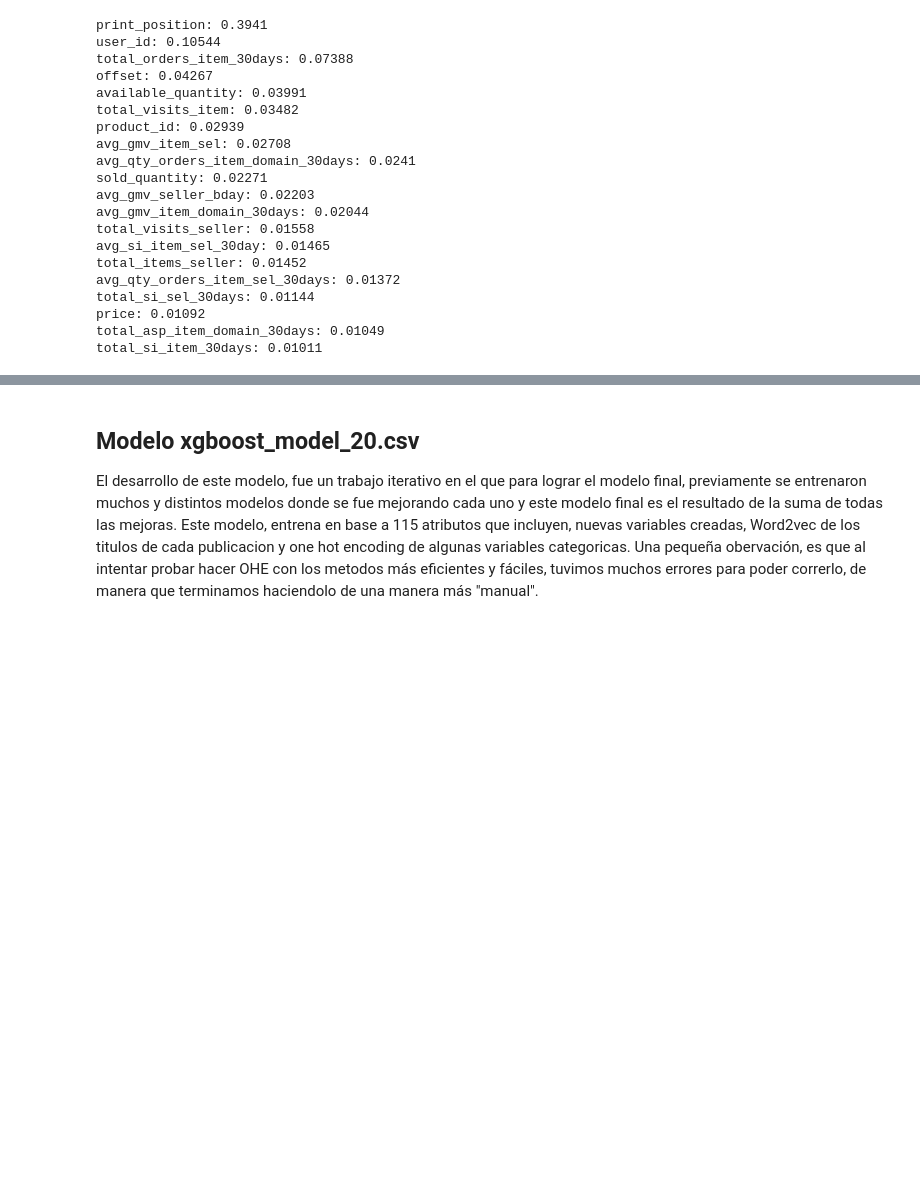
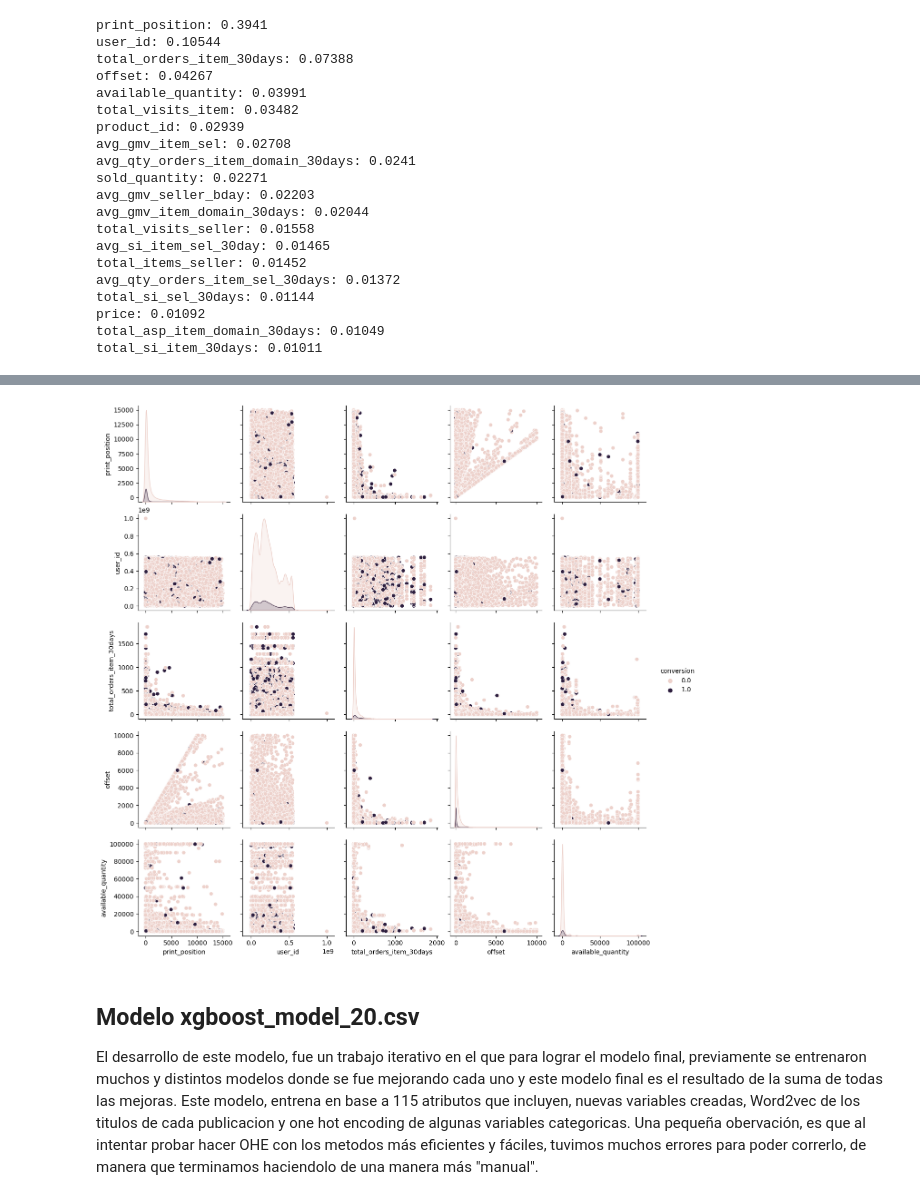
Before and after one commit to FFrusto/TP2_TDVI, a Jupyter notebook: modelo_final.ipynb, the cells around one changed output, grey strips where cells are left out. Drawn from its saved outputs; the diff is of its cells as text; code cells hidden in the pictures; blank space fills up the shorter version.

```diff
--- a/modelo_final.ipynb
+++ b/modelo_final.ipynb
@@ -111,3 +129,23 @@ total_si_item_30days: 0.01011
+# %%
+
+
+# # Crea un mapa de calor para la matriz de correlación de las columnas seleccionadas
+# plt.figure(figsize=(8, 6))
+# sns.heatmap(matriz_correlacion_seleccionada, annot=True, cmap='coolwarm', linewidths=0.5)
+# plt.title('Matriz de Correlación de Columnas Seleccionadas')
+# plt.show()
+
+# Selecciona solo algunos atributos del DataFrame 'data'
+atributos_seleccionados = ['print_position','user_id','total_orders_item_30days','offset','available_quantity', 'conversion']
+data_seleccionada = data[atributos_seleccionados]
+
+# Crea un pair plot directamente desde el DataFrame de pandas
+sns.pairplot(data_seleccionada, hue= 'conversion')
+
+# Mostrar el gráfico
+plt.show()
+# %% [output]
+[figure, added]
 # %% [markdown]
 ## Modelo xgboost_model_20.csv
 
```
Also changed, not shown: parts of 4 cells of this notebook.
